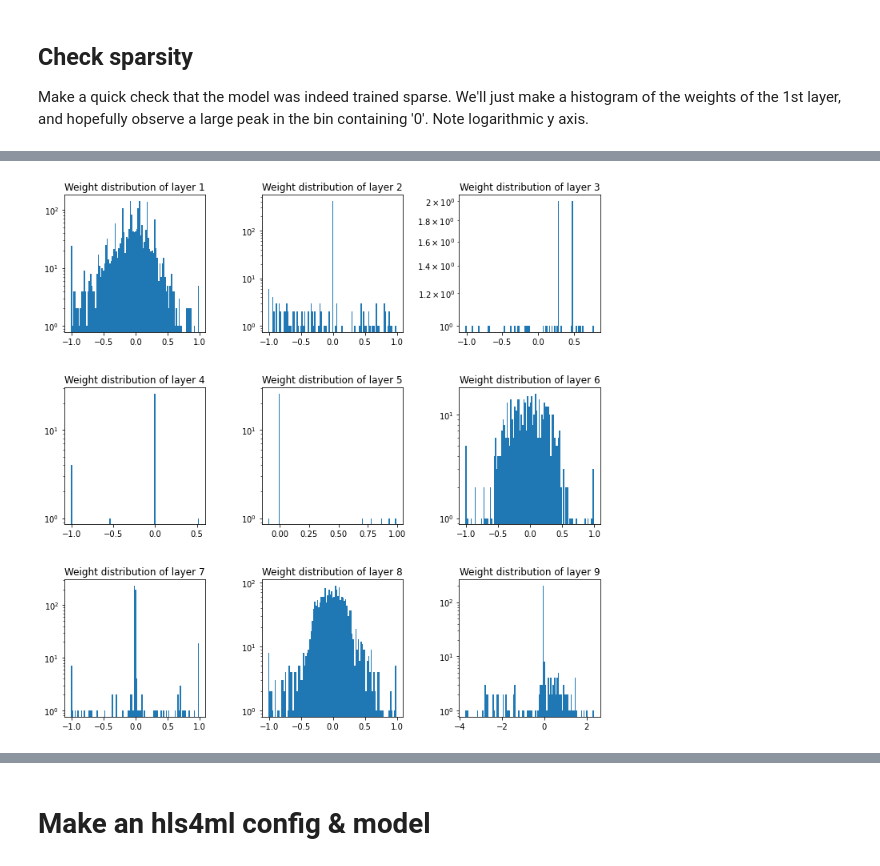
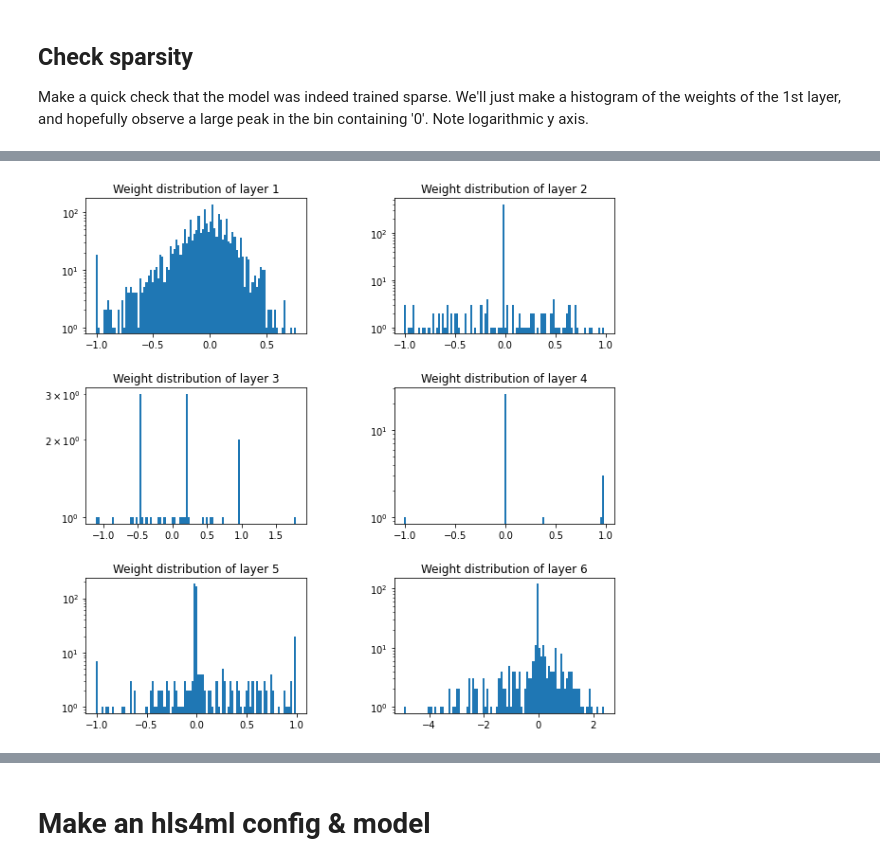
Before and after one commit to LorenzoValente3/Autoencoder-for-FPGA, a Jupyter notebook: hls4ml_conversion.ipynb, the cells around one changed output, grey strips where cells are left out. Saved outputs shown, nothing was run; the diff lists cells and outputs as text; code cells hidden in the pictures.

```diff
--- a/hls4ml_conversion.ipynb
+++ b/hls4ml_conversion.ipynb
@@ -39,29 +60,29 @@ Make a quick check that the model was indeed trained sparse. We'll just make a h
 # %%
 import numpy as np
 import matplotlib.pyplot as plt
 
 w = 10
 h = 10
-fig = plt.figure(figsize=(12, 12))
-columns = 3
+fig = plt.figure(figsize=(10, 10))
+columns = 2
 rows = 3
 fig.subplots_adjust(hspace=0.4, wspace=0.4)
 
 #this applies for the quantized loop
-num_layers = [1,3,5,6,7,10,11,14,15]
+num_layers = [1,3,5,6,8,10]#,11,14,15]
 j = 1
 
 for i in num_layers:
 #for i in range(1, columns*rows +1):
     fig.add_subplot(rows, columns, j)
     w = qae_w_classifier_pruned.layers[i].weights[0].numpy()
     h, b = np.histogram(w, bins=100)
     plt.bar(b[:-1], h, width=b[1]-b[0])
     plt.semilogy()
     plt.title('Weight distribution of layer '+ str(j))
-    j+=1
+    j += 1
 
 #plt.savefig('./Report/images/section4/pruned_weightsdistr.png')
 plt.show()
 # %% [output]
-[figure, old version]
+[figure, new version]
```
Also changed, not shown: parts of 12 cells of this notebook, 4 other files.
